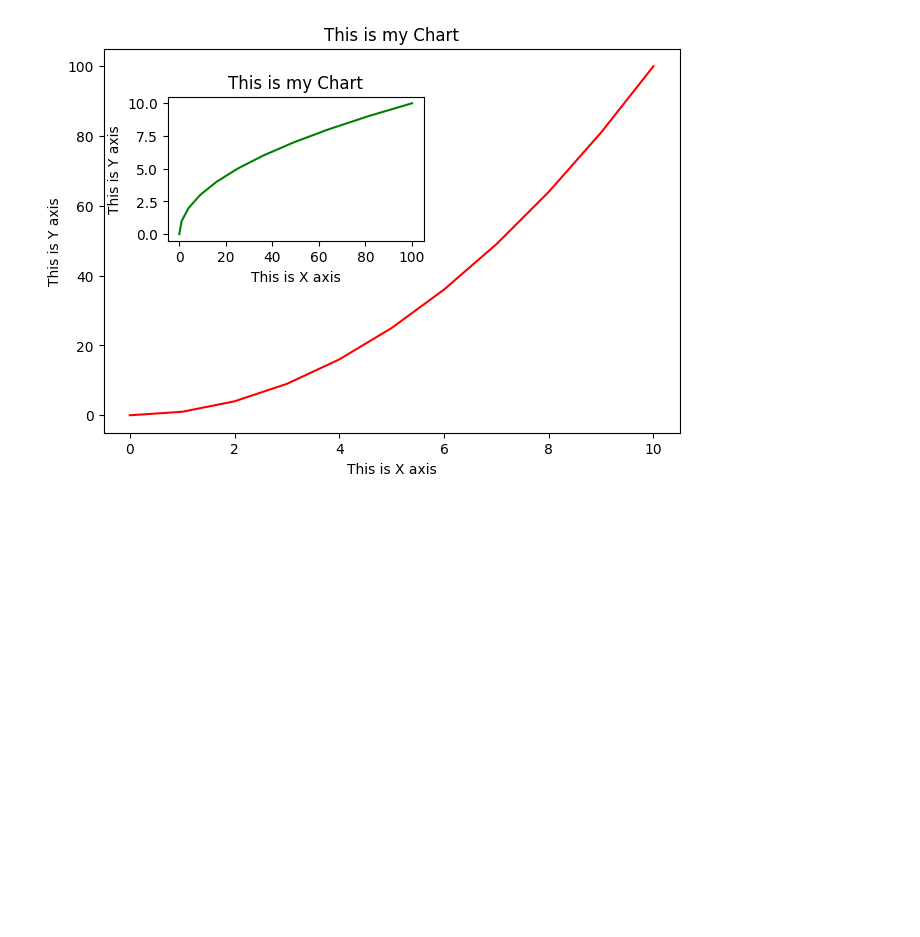
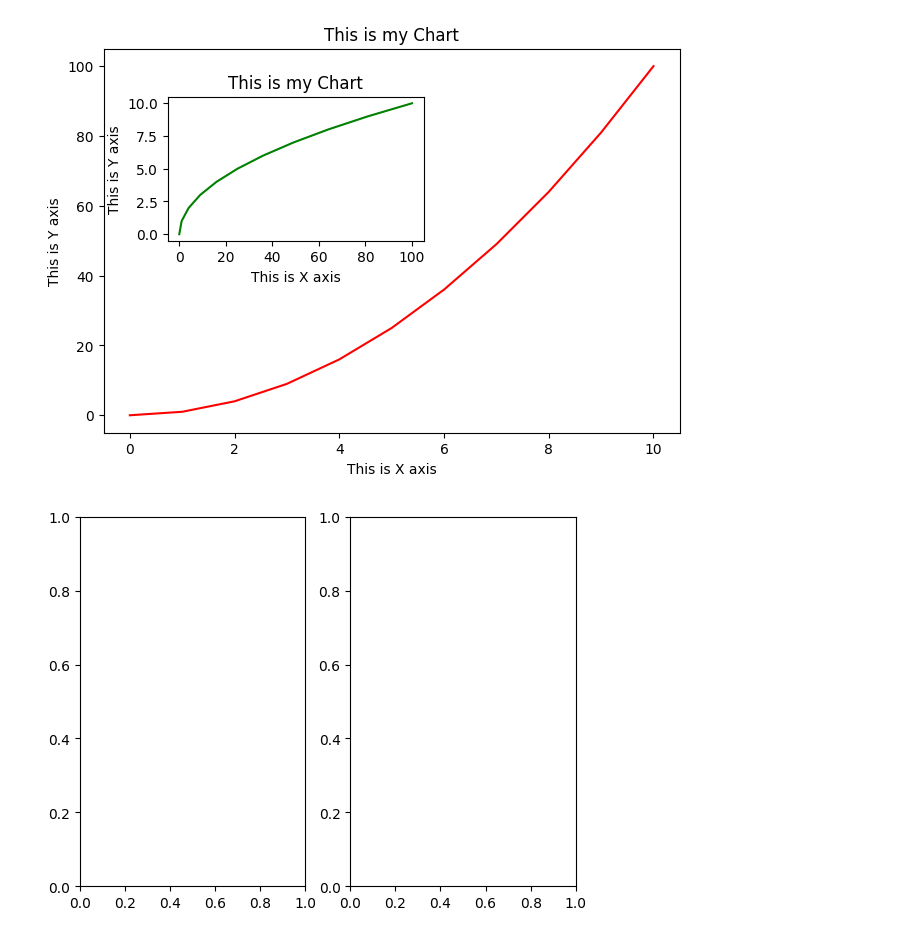
Before and after one commit to TanjiEvan/Python, a Jupyter notebook: Matplotlib&Seaborn/Basic_Matplotlib.ipynb, the cells around one changed output. Saved outputs shown, nothing was run; the diff lists cells and outputs as text; code cells hidden in the pictures; blank space fills up the shorter version.

```diff
--- a/Matplotlib&Seaborn/Basic_Matplotlib.ipynb
+++ b/Matplotlib&Seaborn/Basic_Matplotlib.ipynb
@@ -84,3 +84,7 @@ axes2.set_title("This is my Chart")
 plt.show()
 # %% [output]
 [figure]
+# %%
+fig,axes=plt.subplots(1,2)
+# %% [output]
+[figure, added]
```
Also changed, not shown: parts of 23 cells of this notebook.
